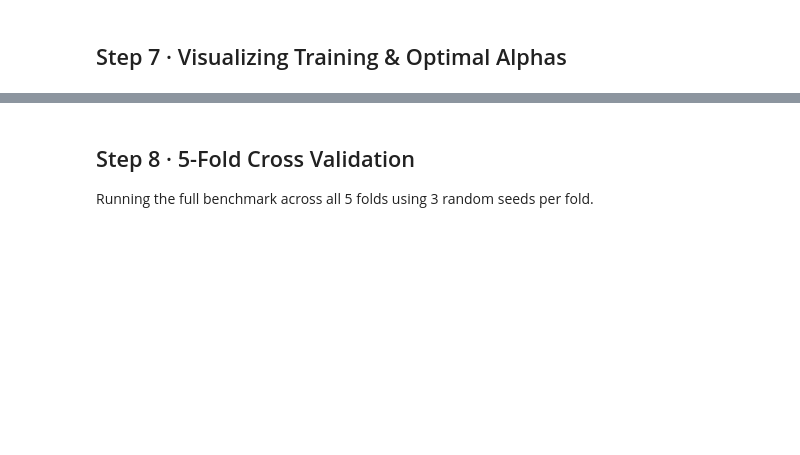
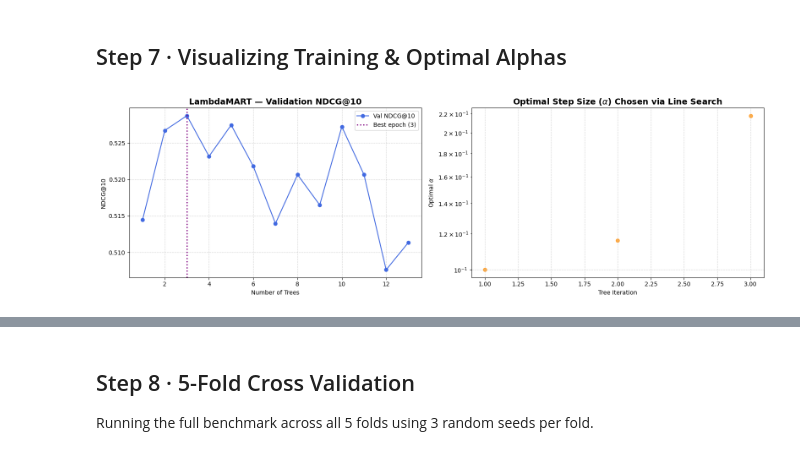
Before and after one commit to navaneeswar854/Learning-To-Rank-for-Search, a Jupyter notebook: Pairwise Approaches/notebooks/05_lambdamart.ipynb, the cells around one changed output, grey strips where cells are left out. Cells and saved outputs as stored; diff of their text form; code cells hidden in the pictures; blank space fills up the shorter version.

```diff
--- a/Pairwise Approaches/notebooks/05_lambdamart.ipynb
+++ b/Pairwise Approaches/notebooks/05_lambdamart.ipynb
@@ -141,28 +167,30 @@ trained_model, val_ndcg_history = model.fit(
 # %%
 def plot_training_and_alphas(val_ndcg_history, alphas, k=10):
     epochs = range(1, len(val_ndcg_history) + 1)
     best_epoch = val_ndcg_history.index(max(val_ndcg_history)) + 1
 
     fig, (ax1, ax2) = plt.subplots(1, 2, figsize=(16, 5))
 
     # Plot 1: NDCG Convergence
     ax1.plot(epochs, val_ndcg_history, marker="o", color="royalblue", label=f"Val NDCG@{k}")
     ax1.axvline(best_epoch, color="purple", linestyle=":", linewidth=2, label=f"Best epoch ({best_epoch})")
     ax1.set_title(f"LambdaMART — Validation NDCG@{k}", fontsize=14, fontweight="bold")
     ax1.set_xlabel("Number of Trees")
     ax1.set_ylabel(f"NDCG@{k}")
     ax1.legend()
     ax1.grid(True, linestyle="--", alpha=0.5)
 
     # Plot 2: Optimal Alphas
     ax2.scatter(range(1, len(alphas) + 1), alphas, color="darkorange", alpha=0.7)
-    ax2.set_title("Optimal Step Size ($\alpha$) Chosen via Line Search", fontsize=14, fontweight="bold")
+    ax2.set_title(r"Optimal Step Size ($\alpha$) Chosen via Line Search", fontsize=14, fontweight="bold")
     ax2.set_xlabel("Tree Iteration")
-    ax2.set_ylabel("Optimal $\alpha$")
+    ax2.set_ylabel(r"Optimal $\alpha$")
     ax2.set_yscale("log") # Log scale since alphas can vary greatly
     ax2.grid(True, linestyle="--", alpha=0.5)
 
     plt.tight_layout()
     plt.show()
 
 plot_training_and_alphas(val_ndcg_history, trained_model.alphas)
+# %% [output]
+[figure, added]
```
Also changed, not shown: parts of 12 cells of this notebook, 1 other file.
